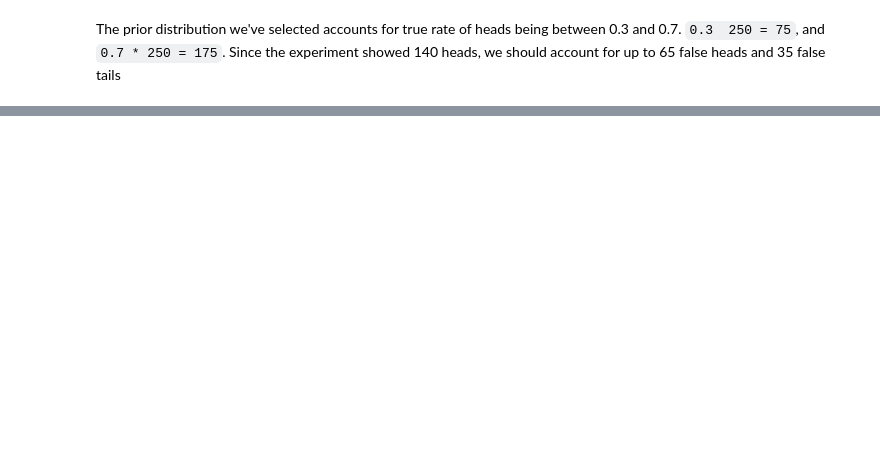
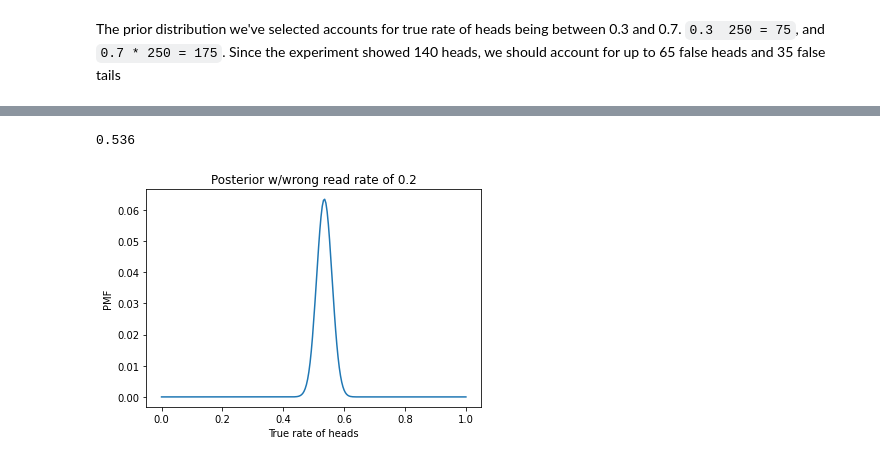
Before and after one commit to neilsmiller/think_bayes, a Jupyter notebook: ch4.ipynb, the cells around one changed output, grey strips where cells are left out. Cells and saved outputs as stored; diff of their text form; code cells hidden in the pictures; blank space fills up the shorter version.

Commit message:
complete problem about true rate of heads

```diff
--- a/ch4.ipynb
+++ b/ch4.ipynb
@@ -140,0 +140,43 @@ The prior distribution we've selected accounts for true rate of heads being betw
+# %%
+def update_odds_heads(p_wrong_read):
+    if p_wrong_read < 0 or p_wrong_read > 1:
+        raise Exception("p_wrong_read must be between 0 and 1, inclusive")
+
+    num_false_heads = np.arange(66)
+    # probability of k false heads out of 140 heads reported.
+    prob_false_heads =  binom.pmf(num_false_heads, 140, p_wrong_read)
+
+    num_false_tails = np.arange(36)
+    # probability of k false tails out of 110 tails reported.
+    prob_false_tails =  binom.pmf(num_false_tails, 110, p_wrong_read)
+
+    df1 = pd.DataFrame(list(zip(num_false_heads, prob_false_heads)))
+    df1.columns = ['num_false_heads', 'prob_false_heads']
+
+    df2 = pd.DataFrame(list(zip(num_false_tails, prob_false_tails)))
+    df2.columns = ['num_false_tails', 'prob_false_tails']
+
+    df1['key'] = 1
+    df2['key'] = 1
+
+    joint_prob = pd.merge(df1, df2, on='key').drop("key", 1)
+    joint_prob['true_num_heads'] = 140 - joint_prob['num_false_heads'] + joint_prob['num_false_tails']
+    joint_prob['prob_outcome'] = joint_prob['prob_false_heads'] * joint_prob['prob_false_tails']
+
+    sums = joint_prob.groupby('true_num_heads', as_index = False)['prob_outcome'].sum()
+    sums['true_prob_heads'] = sums['true_num_heads'] / 250
+    sums = sums.set_index('true_prob_heads')
+
+    likelihood = Pmf(sums['prob_outcome'], np.round(sums.index.values, 3), name = 'likelihood')
+
+    # Update to posterior based on likelihood
+    posterior = triangle * likelihood
+    posterior.normalize()
+    return posterior
+
+posterior = update_odds_heads(0.2)
+print(posterior.max_prob())
+posterior.plot(xlabel = 'True rate of heads', ylabel = 'PMF', title = 'Posterior w/wrong read rate of 0.2');
+# %% [output]
+0.536
+[figure, added]
```
Also changed, not shown: parts of 4 cells of this notebook.
